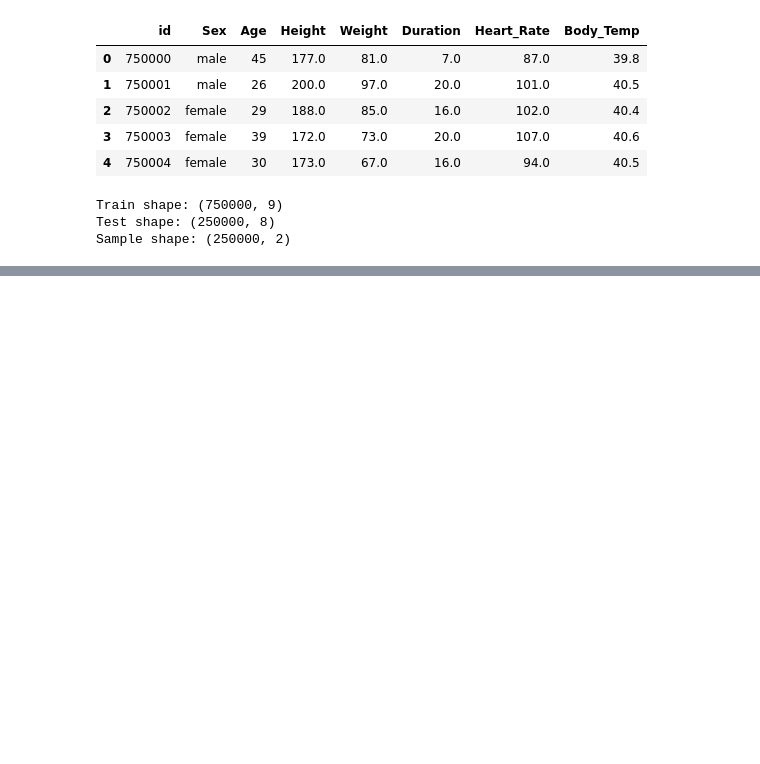
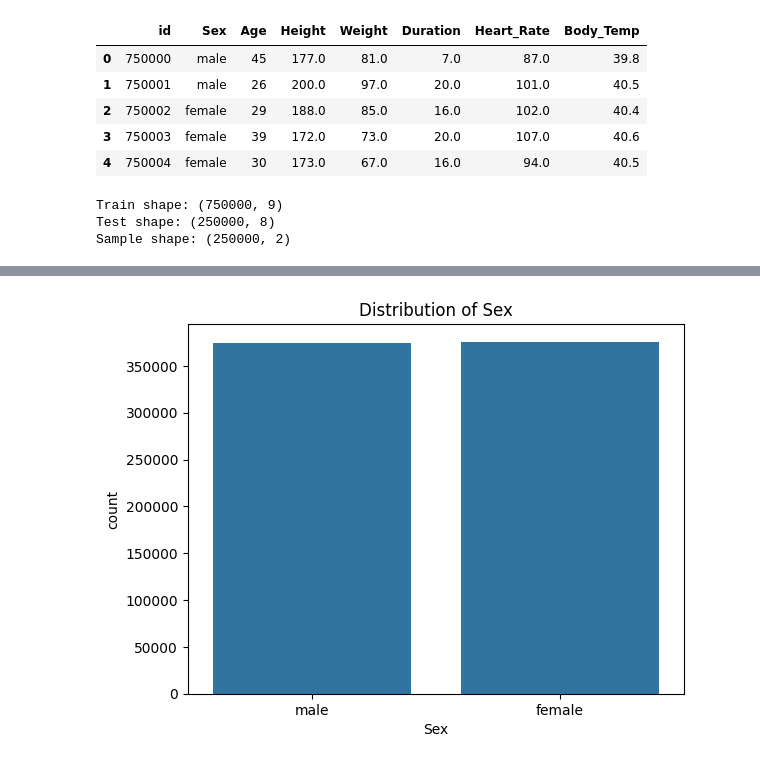
Before and after one commit to duynguyen260406-source/Python-Project, a Jupyter notebook: ml.ipynb, the cells around one changed output, grey strips where cells are left out. Cells and saved outputs as stored; diff of their text form; code cells hidden in the pictures; blank space fills up the shorter version.

```diff
--- a/ml.ipynb
+++ b/ml.ipynb
@@ -28,0 +105,6 @@ Sample shape: (250000, 2)
+# %%
+sns.countplot(data=train, x="Sex")
+plt.title("Distribution of Sex")
+plt.show()
+# %% [output]
+[figure, added]
```
Also changed, not shown: parts of 6 cells of this notebook.
